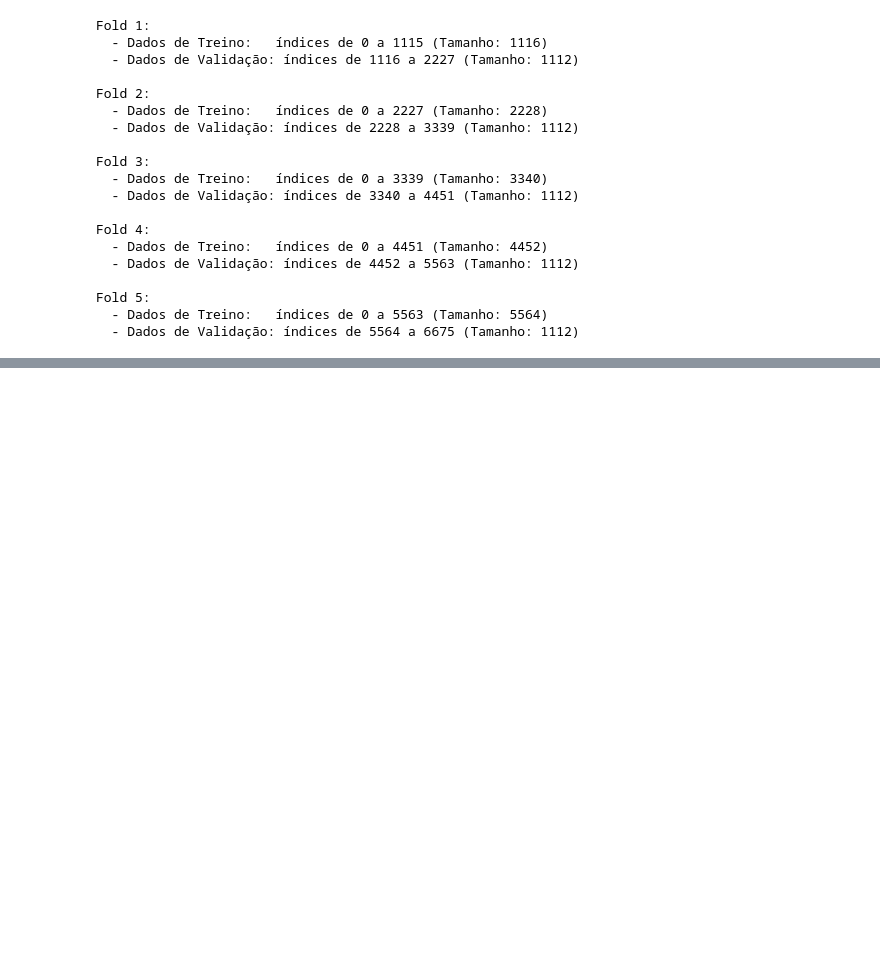
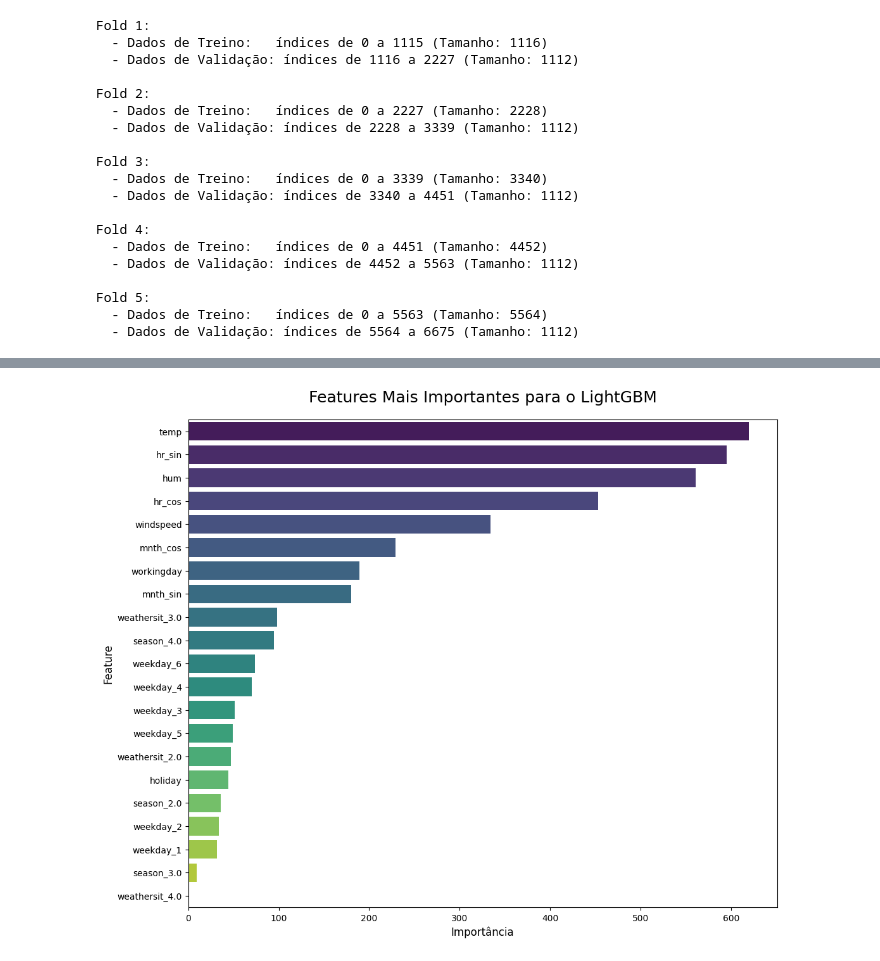
Before and after one commit to kelvinleandro/bike-demand-analysis, a Jupyter notebook: notebooks/02-comparative-analysis.ipynb, the cells around one changed output, grey strips where cells are left out. Drawn from its saved outputs; the diff is of its cells as text; code cells hidden in the pictures; blank space fills up the shorter version.

```diff
--- a/notebooks/02-comparative-analysis.ipynb
+++ b/notebooks/02-comparative-analysis.ipynb
@@ -109,0 +333,20 @@ Fold 5:
+# %%
+feature_importance_df = pd.DataFrame({
+    'feature': X_train.columns,
+    'importance': best_lgbm.feature_importances_
+}).sort_values('importance', ascending=False)
+
+plt.figure(figsize=(12, 10))
+sns.barplot(
+    x='importance',
+    y='feature',
+    data=feature_importance_df,
+    palette='viridis',
+    hue='feature'
+)
+plt.title('Features Mais Importantes para o LightGBM', fontsize=18, pad=20)
+plt.xlabel('Importância', fontsize=12)
+plt.ylabel('Feature', fontsize=12)
+plt.show()
+# %% [output]
+[figure, added]
```
Also changed, not shown: parts of 21 cells of this notebook, 1 other file.
